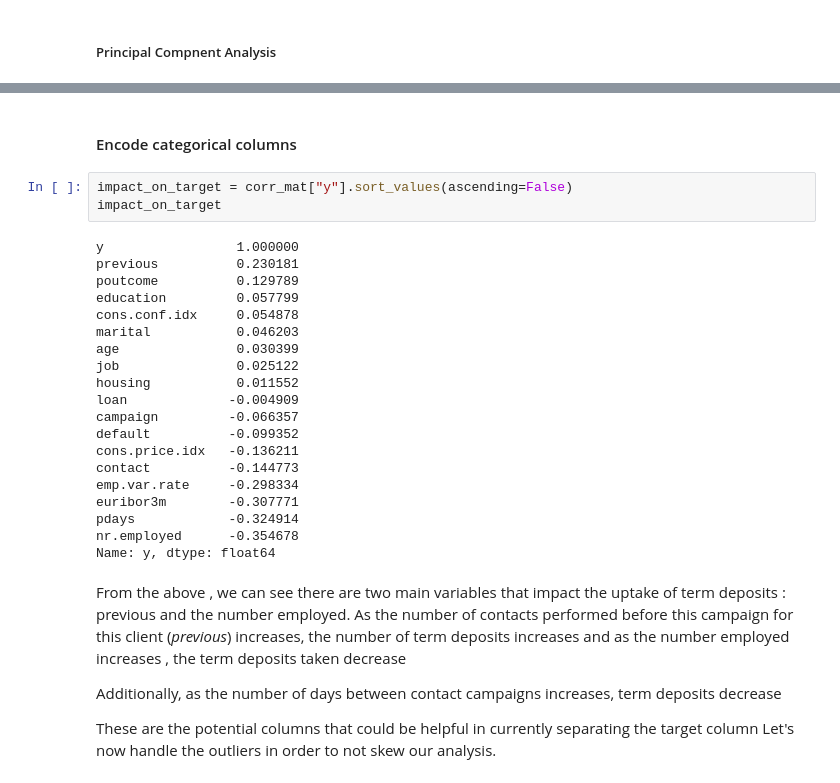
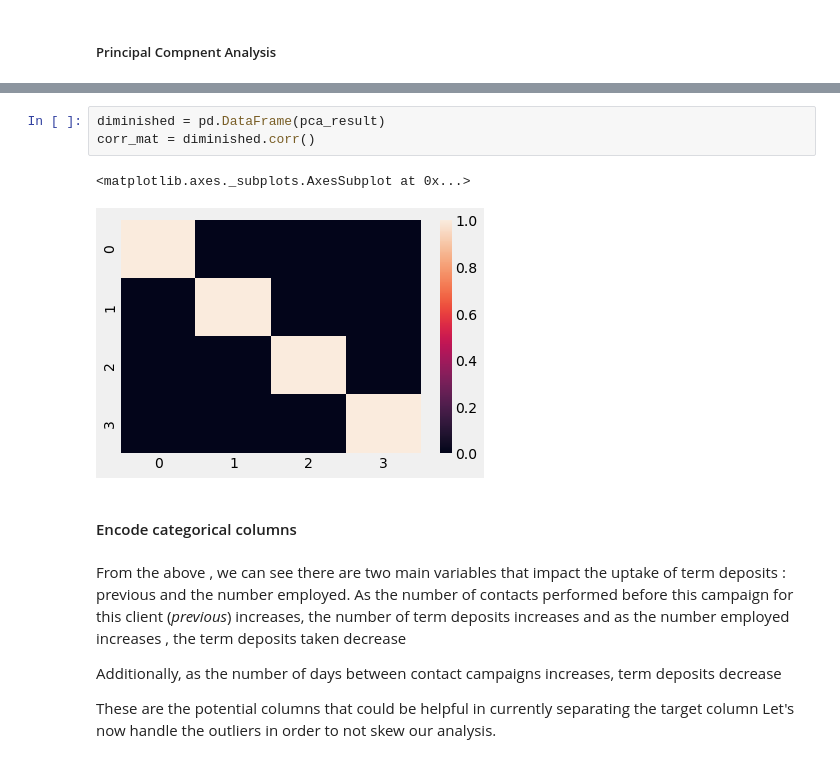
Before and after one commit to WanjohiWanjohi/Term_deposits_uptake_predictor, a Jupyter notebook: bank.ipynb, the cells around one changed output, grey strips where cells are left out. Saved outputs shown, nothing was run; the diff lists cells and outputs as text.

```diff
--- a/bank.ipynb
+++ b/bank.ipynb
@@ -309,28 +314,11 @@ sns.heatmap(corr_mat)
+# %%
+diminished = pd.DataFrame(pca_result)
+corr_mat = diminished.corr()
+# %% [output]
+<matplotlib.axes._subplots.AxesSubplot at 0x...>
+[figure, added]
 # %% [markdown]
 #### Encode categorical columns
-# %%
-impact_on_target = corr_mat["y"].sort_values(ascending=False)
-impact_on_target
-# %% [output]
-y                 1.000000
-previous          0.230181
-poutcome          0.129789
-education         0.057799
-cons.conf.idx     0.054878
-marital           0.046203
-age               0.030399
-job               0.025122
-housing           0.011552
-loan             -0.004909
-campaign         -0.066357
-default          -0.099352
-cons.price.idx   -0.136211
-contact          -0.144773
-emp.var.rate     -0.298334
-euribor3m        -0.307771
-pdays            -0.324914
-nr.employed      -0.354678
-Name: y, dtype: float64
 # %% [markdown]
 From the above , we can see there are two main variables that impact the uptake of term deposits : previous and the number employed. As the number of contacts performed before this campaign for this client (*previous*) increases, the number of term deposits increases and as the number employed increases , the term deposits taken decrease
 
```
Also changed, not shown: parts of 13 cells of this notebook.
